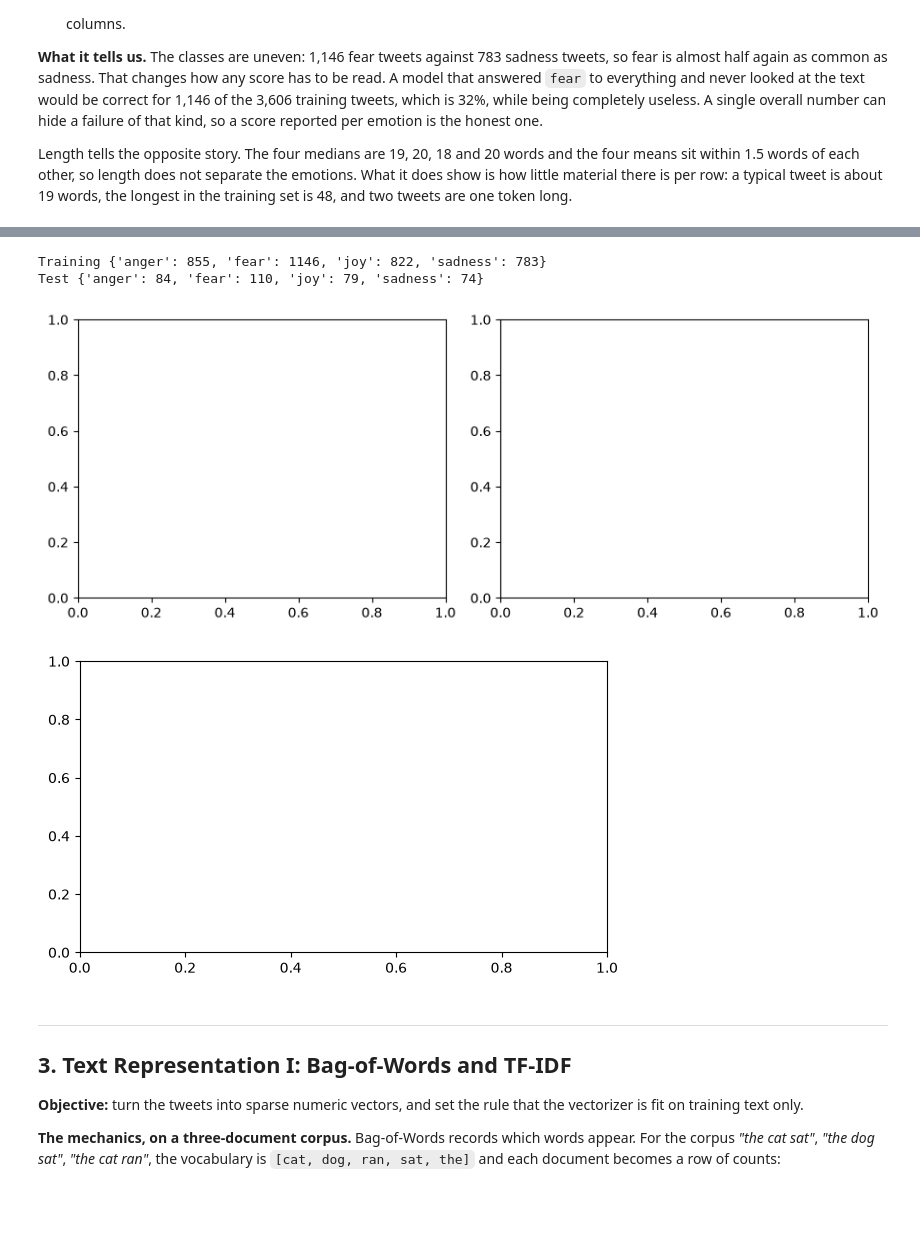
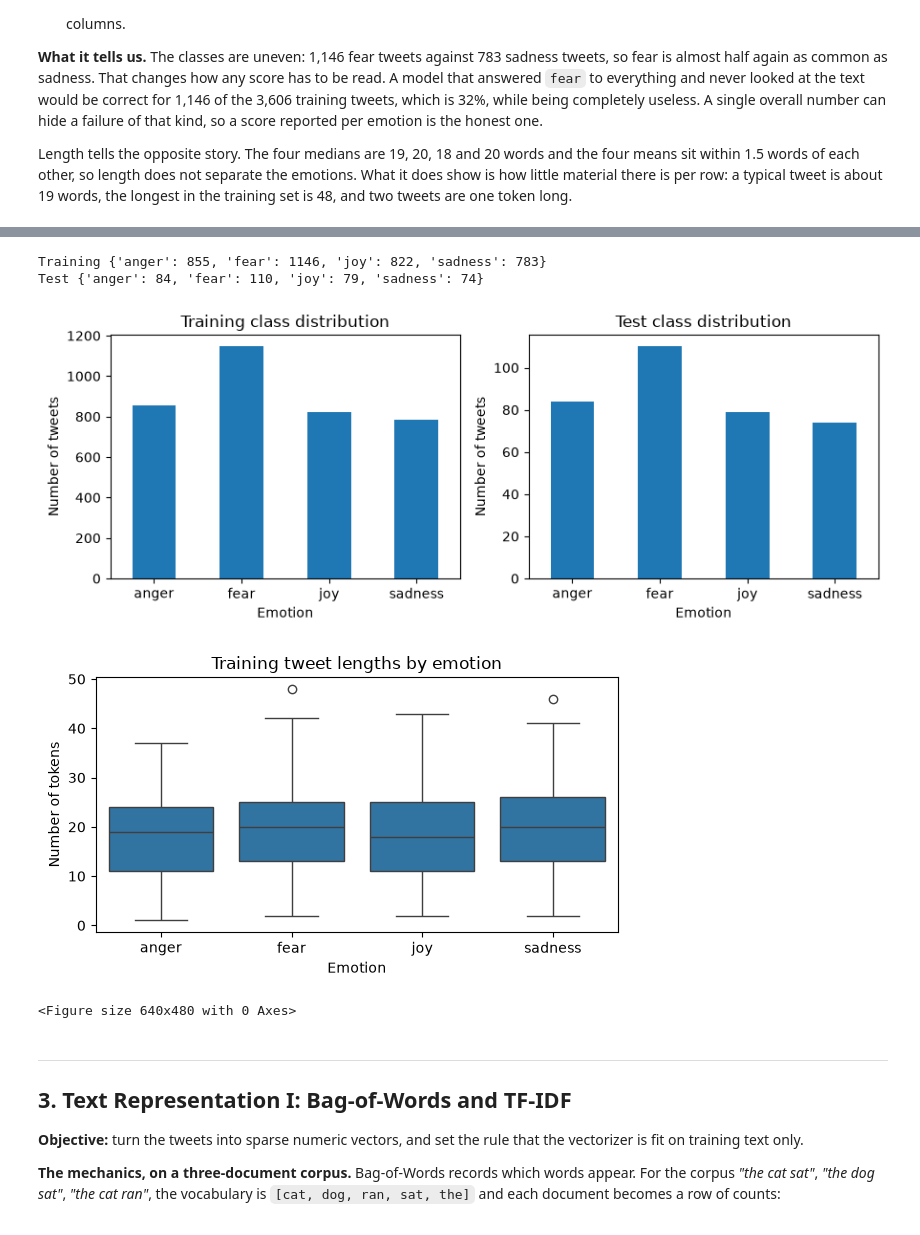
Before and after one commit to patrickkosasih/DM2026-Lab2-Exercise, a Jupyter notebook: DM2026-Lab2-Master.ipynb, the cells around one changed output, grey strips where cells are left out. Saved outputs shown, nothing was run; the diff lists cells and outputs as text; code cells hidden in the pictures.

```diff
--- a/DM2026-Lab2-Master.ipynb
+++ b/DM2026-Lab2-Master.ipynb
@@ -327,37 +327,43 @@ Illustrative layout examples below: make your own plots from the current data an
 # %%
 # --- Plot 1: class distribution, training vs test, side by side ---
 fig, axes = plt.subplots(1, 2, figsize=(9, 3.5))
 
 for ax, (split_name, df) in zip(axes, [("Training", train_df), ("Test", test_df)]):
     counts = df["emotion"].value_counts().reindex(LABELS)  # reindex = same label order in both panels
     print(split_name, counts.to_dict())                    # the numbers to quote in your observations
-    # TODO: draw `counts` as a bar chart on `ax` (Section 2.2 does this for one panel)
-    # TODO: ax.set_title(...), ax.set_xlabel(...), ax.set_ylabel(...)
+    counts.plot(kind="bar", ax=ax, color="tab:blue", rot=0)
+    ax.set_title(f"{split_name} class distribution")
+    ax.set_xlabel("Emotion")
+    ax.set_ylabel("Number of tweets")
 
 plt.tight_layout()
 plt.show()
 
 # --- Plot 2: word count per emotion, training set ---
 # train_df["word_count"] was added in Section 2.2.
 # The test set has no word_count column yet; test_df["tokens"].map(len) would give it.
 fig, ax = plt.subplots(figsize=(6, 3.5))
 
-# TODO: one box per emotion, in LABELS order. Fill in the arguments:
-# sns.boxplot(data=..., x=..., y=..., order=LABELS, ax=ax)
-# TODO: title and axis labels.
-# A box marks the median, the middle half of the data, and the outliers beyond the whiskers.
+sns.boxplot(data=train_df, x="emotion", y="word_count", order=LABELS, ax=ax)
+ax.set_title("Training tweet lengths by emotion")
+ax.set_xlabel("Emotion")
+ax.set_ylabel("Number of tokens")
+plt.tight_layout()
+plt.show()
 
 plt.tight_layout()
 plt.show()
 
 # --- Your two observations (one about balance, one about length) ---
-# 1.
-# 2.
+# 1. The dataset is somewhat unbalanced, with "fear" appearing significantly much more often than the other emotions.
+#    The numbers of the other emotions appear relatively balanced.
+# 2. The boxes overlap across all four emotions, so length alone is unlikely to distinguish them.
 # %% [output]
 Training {'anger': 855, 'fear': 1146, 'joy': 822, 'sadness': 783}
 Test {'anger': 84, 'fear': 110, 'joy': 79, 'sadness': 74}
-[figure, old version]
+[figure, new version]
-[figure, old version]
+[figure, new version]
+<Figure size 640x480 with 0 Axes>
 # %% [markdown]
 ---
 ## 3. Text Representation I: Bag-of-Words and TF-IDF
```
Also changed, not shown: parts of 23 cells of this notebook.
